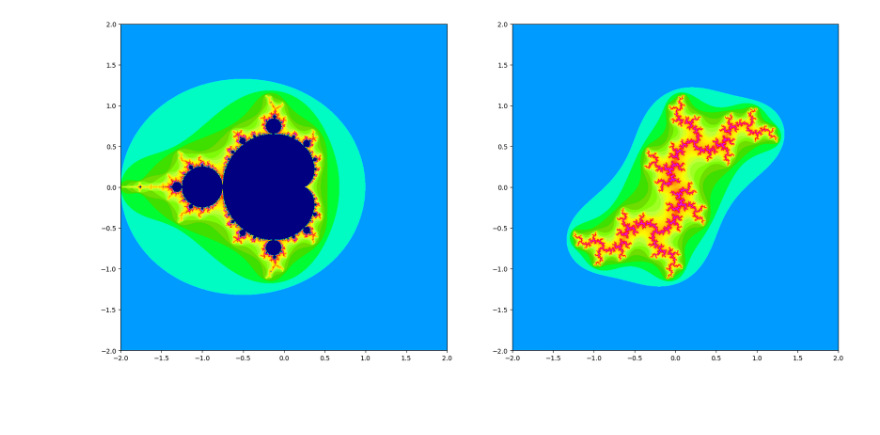
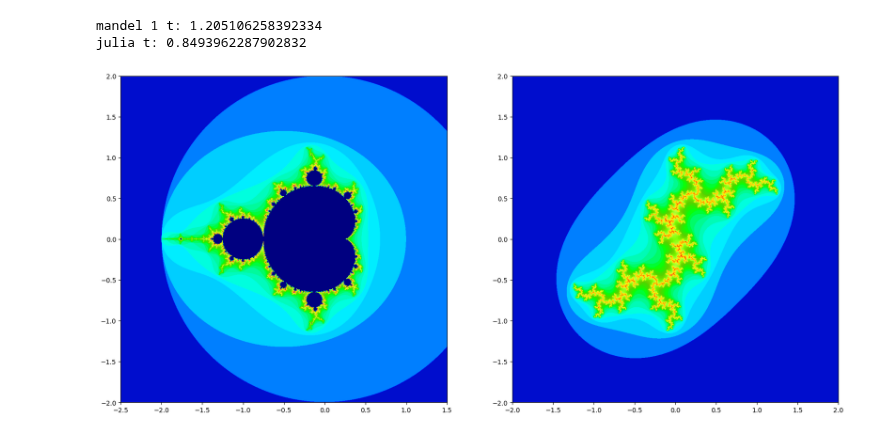
Before and after one commit to jjgold012/visual_stuff, a Jupyter notebook: py/mandelbrot_set/mandelbrot_set.ipynb, the cells around one changed output. Saved outputs shown, nothing was run; the diff lists cells and outputs as text; code cells hidden in the pictures; blank space fills up the shorter version.

```diff
--- a/py/mandelbrot_set/mandelbrot_set.ipynb
+++ b/py/mandelbrot_set/mandelbrot_set.ipynb
@@ -5,40 +6,38 @@ import warnings
 warnings.simplefilter(action='ignore', category=RuntimeWarning)
 warnings.simplefilter(action='ignore', category=UserWarning)
 # %%
-def draw_mandelbrot(min_val, max_val, res):
-    x=np.linspace(min_val,max_val,res)
-    y=np.linspace(min_val,max_val,res)
+def draw_mandelbrot(x_min, x_max, y_min, y_max, res):
+    t = time.time()
+    x=np.linspace(x_min,x_max,res)
+    y=np.linspace(y_min,y_max,res)
     c = np.add.outer(y*1j, x)
-
-    def f(z):
-        return z**2 + c
-
-    im = np.zeros_like(c, dtype=np.float16)
+    im = np.zeros_like(c, dtype=np.int16)
     z = np.zeros_like(c)
 
     for i in range(100):
-        z = f(z)
-        im[(abs(z) > 2) & (im == 0)]=np.log(i+1)
+        z = z**2 + c
+        im[(abs(z) > 2) & (im == 0)]=i+1
+    print('mandel 1 t:', time.time() - t)
     return im
 
-def draw_julia(min_val, max_val, c, res):
+def draw_julia(x_min, x_max, y_min, y_max, c, res):
+    t = time.time()
 
-    x=np.linspace(min_val,max_val,res)
-    y=np.linspace(min_val,max_val,res)
+    x=np.linspace(x_min,x_max,res)
+    y=np.linspace(y_min,y_max,res)
     z = np.add.outer(y*1j, x)
-
-    def f(z):
-        return z**2 + c
-
-    im = np.zeros_like(z, dtype=np.float16)
+    im = np.zeros_like(z, dtype=np.int16)
 
     for i in range(100):
-        z = f(z)
-        im[(abs(z) > 2) & (im == 0)]=np.log(i+1)
+        z = z**2 + c
+        im[(abs(z) > 2) & (im == 0)]=i+1
+    print('julia t:', time.time() - t)
     return im
 fig, (ax1,ax2) = plt.subplots(1,2,figsize=(20, 10))
-ax1.imshow(draw_mandelbrot(-2, 2, 1000), extent=[-2,2,-2,2], cmap='gist_ncar')
-ax2.imshow(draw_julia(-2, 2, 0.8j, 1000), extent=[-2,2,-2,2], cmap='gist_ncar')
+ax1.imshow(np.sqrt(draw_mandelbrot(-2.5, 1.5, -2,2, 1000)), extent=[-2.5,1.5,-2,2], cmap='gist_ncar')
+ax2.imshow(np.sqrt(draw_julia(-2, 2,-2,2, 0.8j, 1000)), extent=[-2,2,-2,2], cmap='gist_ncar')
 fig.show()
 # %% [output]
+mandel 1 t: 1.205106258392334
+julia t: 0.8493962287902832
-[figure, old version]
+[figure, new version]
```
Also changed, not shown: parts of 2 cells of this notebook, 1 other file.
